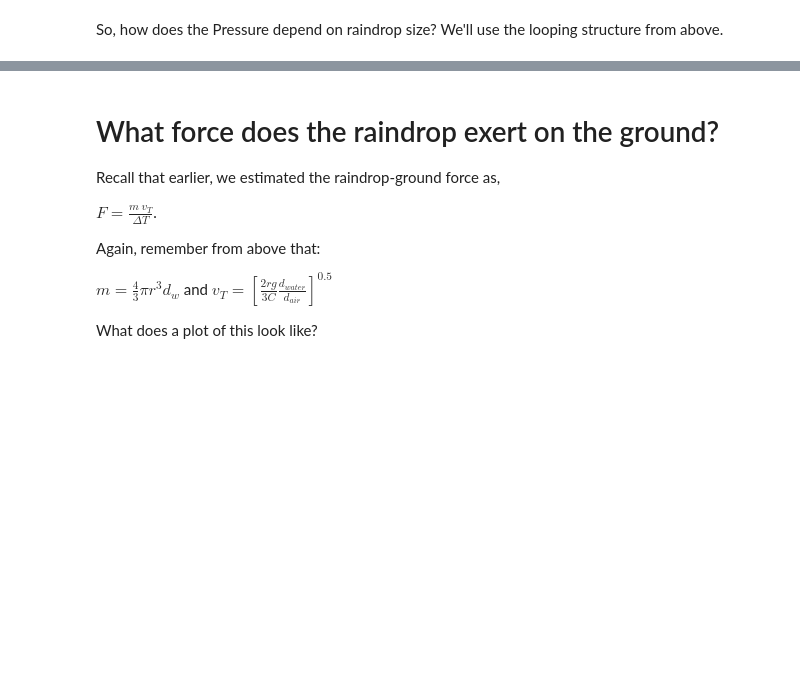
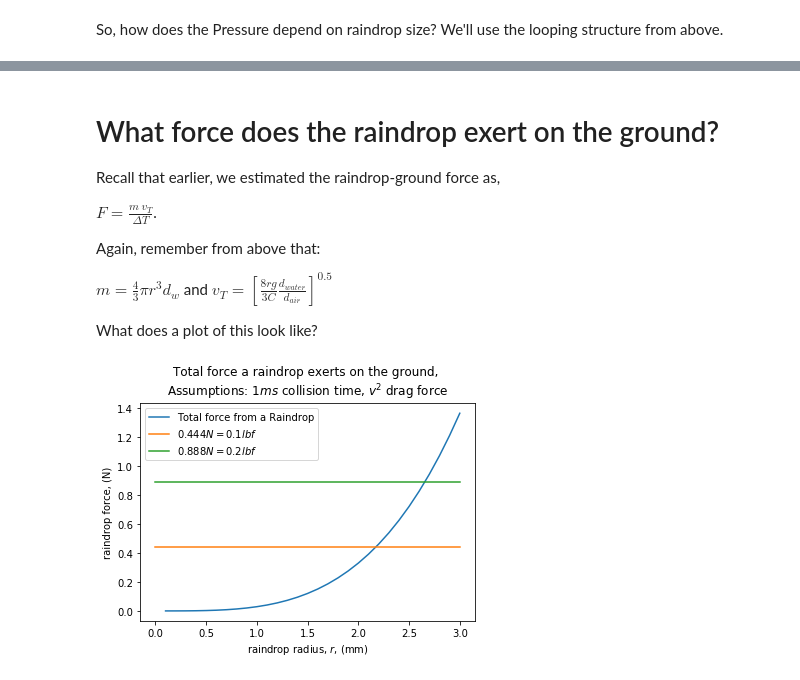
Before and after one commit to ntmoore/Physics1, a Jupyter notebook: Raindrops.ipynb, the cells around one changed output, grey strips where cells are left out. Cells and saved outputs as stored; diff of their text form; code cells hidden in the pictures; blank space fills up the shorter version.

```diff
--- a/Raindrops.ipynb
+++ b/Raindrops.ipynb
@@ -220,6 +223,6 @@ $F=\frac{m~v_T}{\Delta T}$.
 
 Again, remember from above that:
 
-$m=\frac{4}{3} \pi r^3 d_{w}$ and $v_T = \left[ \frac{ 2 r g}{3C}\frac{ d_{water} }{ d_{air} } \right]^{0.5}$
+$m=\frac{4}{3} \pi r^3 d_{w}$ and $v_T = \left[ \frac{ 8 r g}{3C}\frac{ d_{water} }{ d_{air} } \right]^{0.5}$
 
 What does a plot of this look like?
@@ -225,0 +271,11 @@ What does a plot of this look like?
+# %%
+plt.plot(list_of_r,list_of_f,label="Total force from a Raindrop")
+plt.plot([0,3],[0.444,0.444],label="$0.444N = 0.1lbf$")
+plt.plot([0,3],[0.888,0.888],label="$0.888N = 0.2lbf$")
+plt.ylabel("raindrop force, (N)")
+plt.xlabel("raindrop radius, $r$, (mm)")
+plt.title("Total force a raindrop exerts on the ground, \nAssumptions: $1ms$ collision time, $v^2$ drag force")
+plt.legend()
+plt.show()
+# %% [output]
+[figure, added]
```
Also changed, not shown: parts of 17 cells of this notebook.
